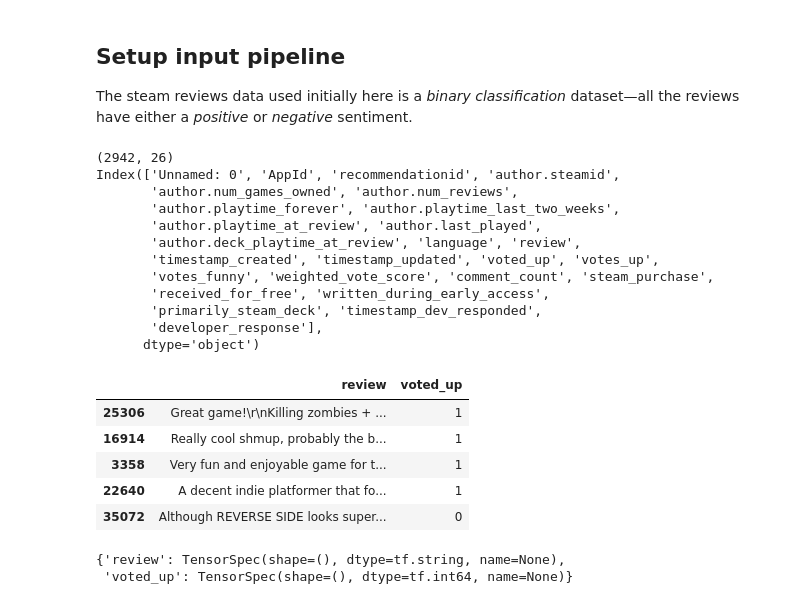
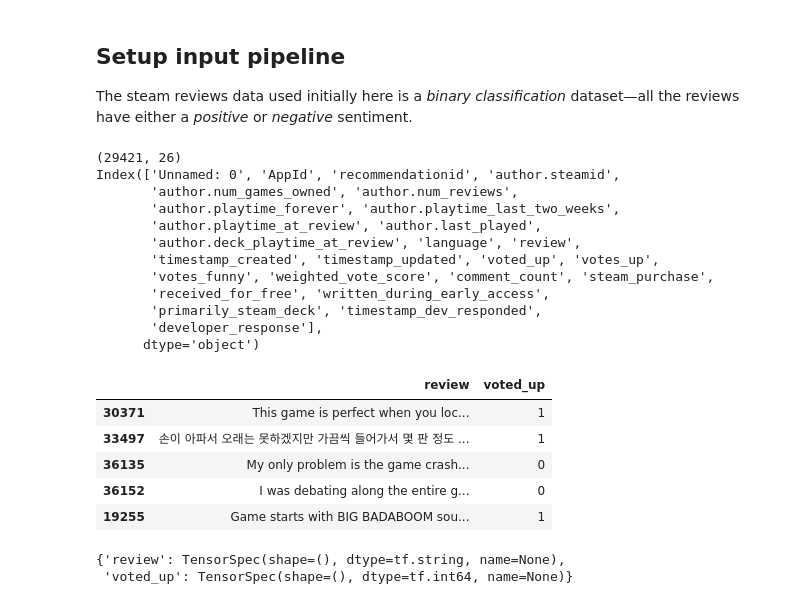
Before and after one commit to gyoung4291/Thesis, a Jupyter notebook: docs/tutorials/text_classification_rnn_steam.ipynb, the cells around one changed output. Cells and saved outputs as stored; diff of their text form; code cells hidden in the pictures.

```diff
--- a/docs/tutorials/text_classification_rnn_steam.ipynb
+++ b/docs/tutorials/text_classification_rnn_steam.ipynb
@@ -44,36 +44,36 @@ The steam reviews data used initially here is a *binary classification* dataset
 # %%
 dataset = pd.read_csv('reviews_5000games_df')
 #sample from dataset for ease of use
-dataset = dataset.sample(frac=0.1, random_state=0)
+#  dataset = dataset.sample(frac=0.1, random_state=0)
 dataset['voted_up'] = dataset['voted_up'].astype(int)
 dataset['review'] = dataset['review'].astype(str)
 train_dataset = dataset.sample(frac=0.8, random_state=0)
 test_dataset = dataset.drop(train_dataset.index)
 print(train_dataset.shape)
 print(train_dataset.columns)
 #only need the review and the votes for now
 train_dataset = train_dataset[['review', 'voted_up']]
 test_dataset = test_dataset[['review', 'voted_up']]
 train_dataset.head()
 # %% [output]
-(2942, 26)
+(29421, 26)
 Index(['Unnamed: 0', 'AppId', 'recommendationid', 'author.steamid',
        'author.num_games_owned', 'author.num_reviews',
        'author.playtime_forever', 'author.playtime_last_two_weeks',
        'author.playtime_at_review', 'author.last_played',
        'author.deck_playtime_at_review', 'language', 'review',
        'timestamp_created', 'timestamp_updated', 'voted_up', 'votes_up',
        'votes_funny', 'weighted_vote_score', 'comment_count', 'steam_purchase',
        'received_for_free', 'written_during_early_access',
        'primarily_steam_deck', 'timestamp_dev_responded',
        'developer_response'],
       dtype='object')
 |  | review | voted_up |
-| 25306 | Great game!\r\nKilling zombies + ... | 1 |
-| 16914 | Really cool shmup, probably the b... | 1 |
-| 3358 | Very fun and enjoyable game for t... | 1 |
-| 22640 | A decent indie platformer that fo... | 1 |
-| 35072 | Although REVERSE SIDE looks super... | 0 |
+| 30371 | This game is perfect when you loc... | 1 |
+| 33497 | 손이 아파서 오래는 못하겠지만 가끔씩 들어가서 몇 판 정도 ... | 1 |
+| 36135 | My only problem is the game crash... | 0 |
+| 36152 | I was debating along the entire g... | 0 |
+| 19255 | Game starts with BIG BADABOOM sou... | 1 |
 # %%
 #convert to tfds
 tf_train_dataset = tf.data.Dataset.from_tensor_slices(dict(train_dataset))
```
Also changed, not shown: parts of 12 cells of this notebook.
